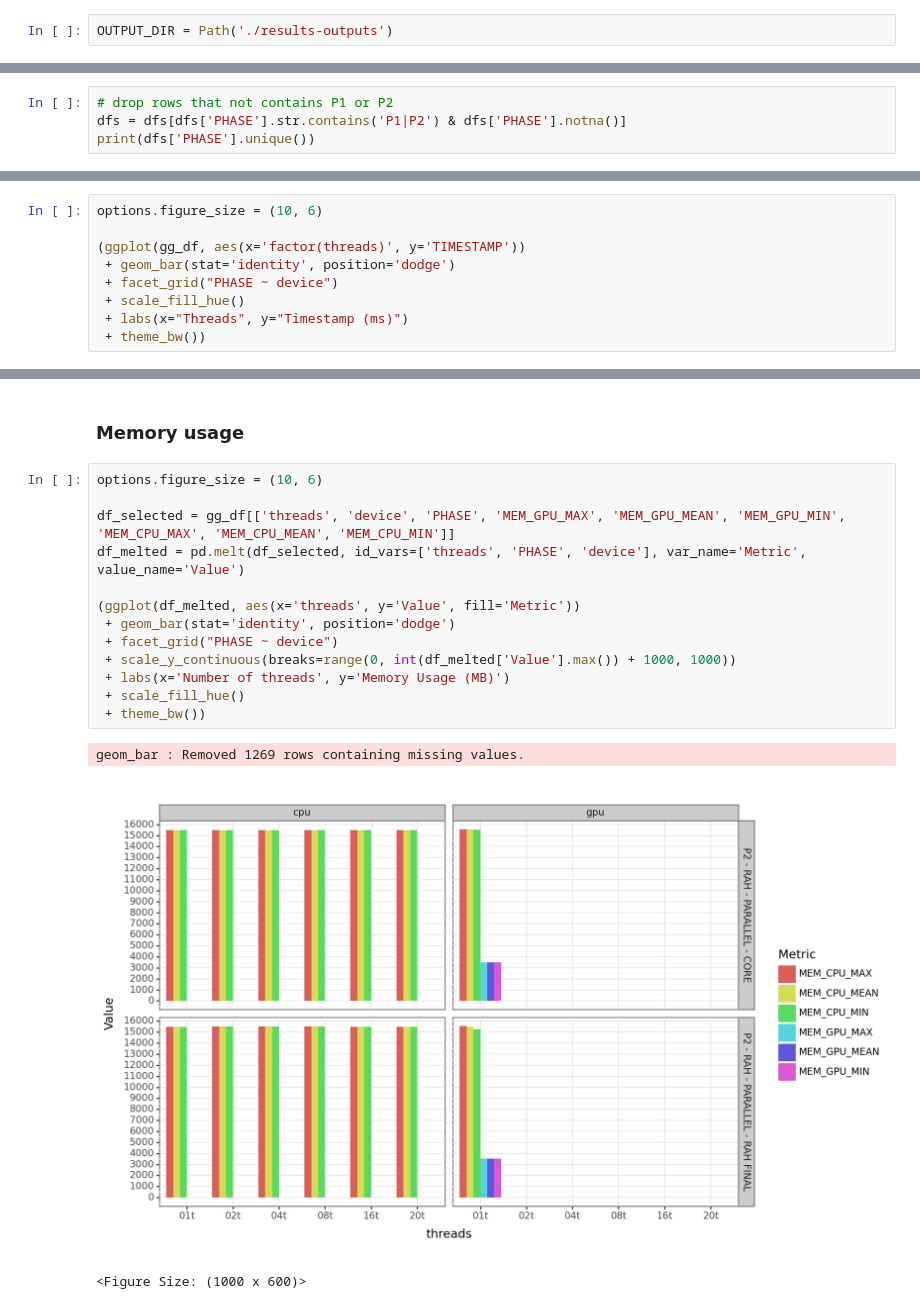
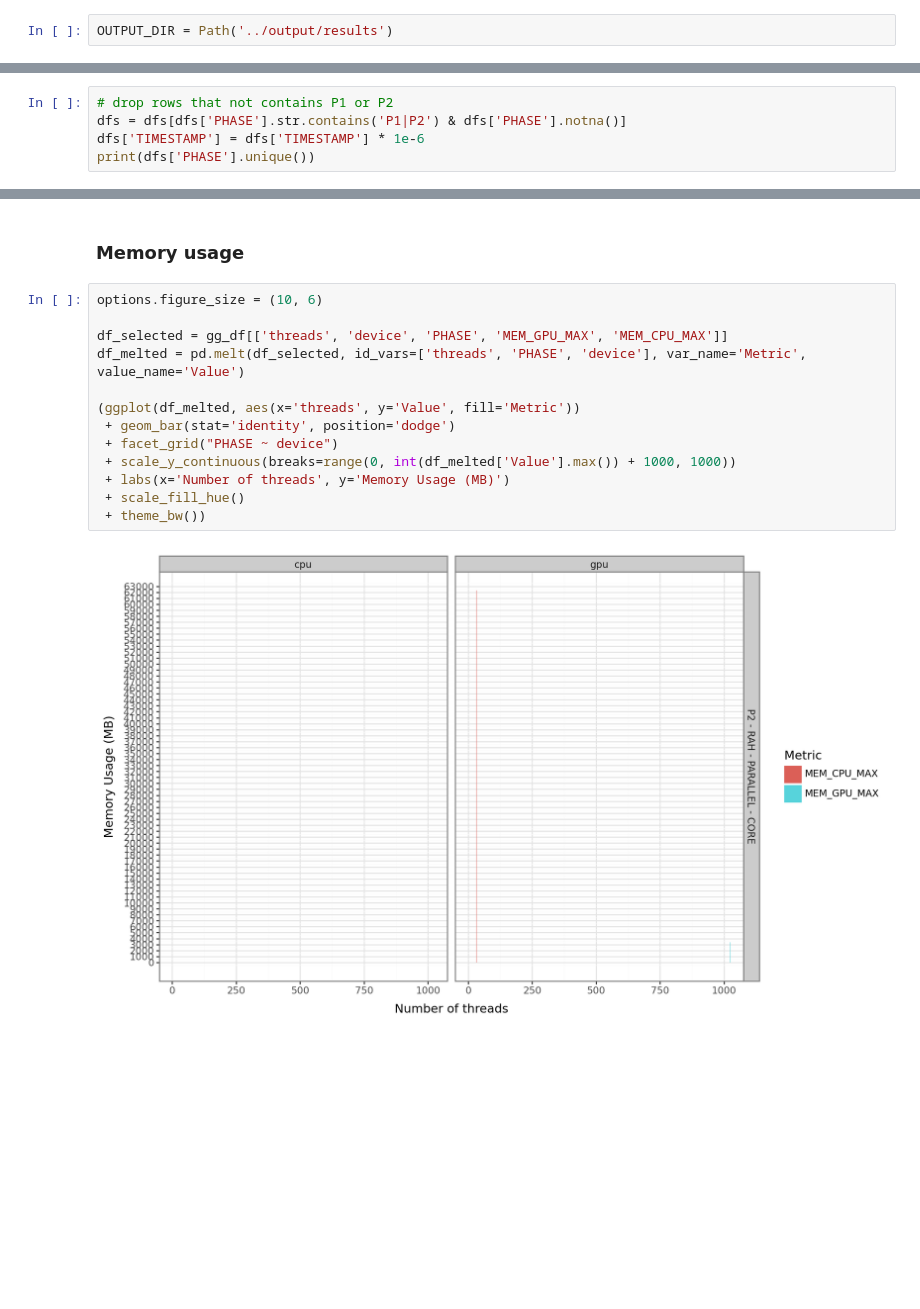
Before and after one commit to cilasmarques/steep-cpp, a Jupyter notebook: scripts/plots.ipynb, the cells around one changed output, grey strips where cells are left out. Saved outputs shown, nothing was run; the diff lists cells and outputs as text; blank space fills up the shorter version.

```diff
--- a/scripts/plots.ipynb
+++ b/scripts/plots.ipynb
@@ -7,7 +7,7 @@ from plotnine import options
 
 from pathlib import Path
 # %%
-OUTPUT_DIR = Path('./results-outputs')
+OUTPUT_DIR = Path('../output/results')
 # %% [markdown]
 ## Load df
 # %%
@@ -52,5 +39,6 @@ print(dfs['PHASE'].unique())
 # %%
 # drop rows that not contains P1 or P2
 dfs = dfs[dfs['PHASE'].str.contains('P1|P2') & dfs['PHASE'].notna()]
+dfs['TIMESTAMP'] = dfs['TIMESTAMP'] * 1e-6
 print(dfs['PHASE'].unique())
 # %% [output]
@@ -135,9 +127,0 @@ options.figure_size = (10, 6)
-# %%
-options.figure_size = (10, 6)
-
-(ggplot(gg_df, aes(x='factor(threads)', y='TIMESTAMP'))
- + geom_bar(stat='identity', position='dodge')
- + facet_grid("PHASE ~ device")
- + scale_fill_hue()
- + labs(x="Threads", y="Timestamp (ms)")
- + theme_bw())
@@ -168,17 +147,15 @@ geom_bar : Removed 1269 rows containing missing values.
 # %%
 options.figure_size = (10, 6)
 
-df_selected = gg_df[['threads', 'device', 'PHASE', 'MEM_GPU_MAX', 'MEM_GPU_MEAN', 'MEM_GPU_MIN', 'MEM_CPU_MAX', 'MEM_CPU_MEAN', 'MEM_CPU_MIN']]
+df_selected = gg_df[['threads', 'device', 'PHASE', 'MEM_GPU_MAX', 'MEM_CPU_MAX']]
 df_melted = pd.melt(df_selected, id_vars=['threads', 'PHASE', 'device'], var_name='Metric', value_name='Value')
 
 (ggplot(df_melted, aes(x='threads', y='Value', fill='Metric'))
  + geom_bar(stat='identity', position='dodge')
  + facet_grid("PHASE ~ device")
  + scale_y_continuous(breaks=range(0, int(df_melted['Value'].max()) + 1000, 1000))
  + labs(x='Number of threads', y='Memory Usage (MB)')
  + scale_fill_hue()
  + theme_bw())
 # %% [output]
-geom_bar : Removed 1269 rows containing missing values.
-[figure, old version]
+[figure, new version]
-<Figure Size: (1000 x 600)>
```
Also changed, not shown: parts of 14 cells of this notebook, 2 other files.
